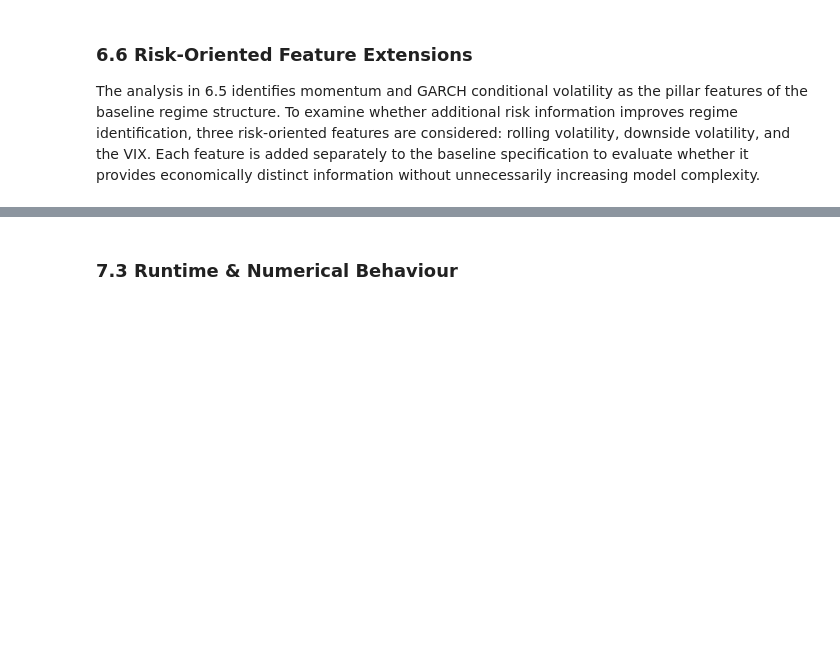
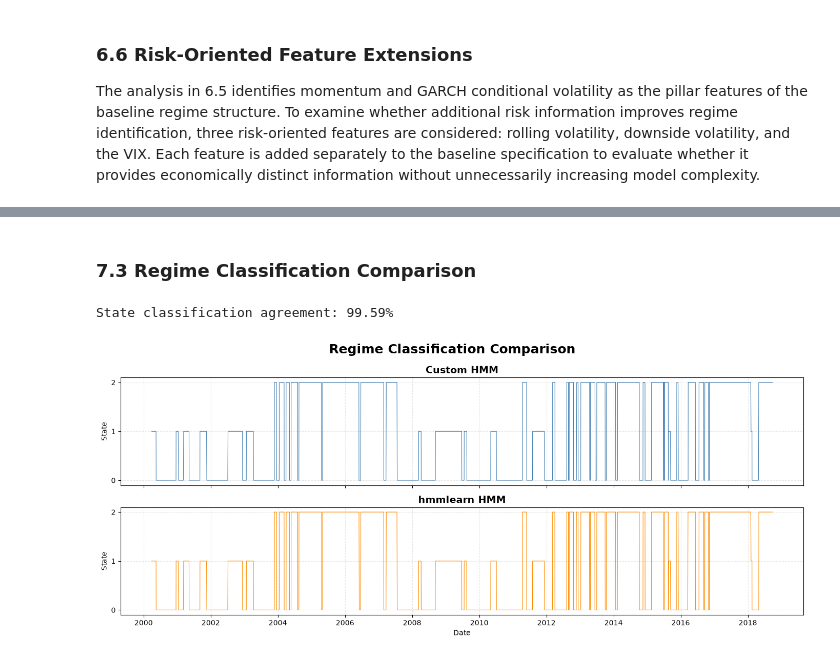
Before and after one commit to Nilsolsson010902/regime-switching-var, a Jupyter notebook: notebooks/03_HMM_Analysis.ipynb, the cells around one changed output, grey strips where cells are left out. Cells and saved outputs as stored; diff of their text form; code cells hidden in the pictures; blank space fills up the shorter version.

```diff
--- a/notebooks/03_HMM_Analysis.ipynb
+++ b/notebooks/03_HMM_Analysis.ipynb
@@ -917,2 +1075,34 @@ With Downside Vol
 # %% [markdown]
-### 7.3 Runtime & Numerical Behaviour
+### 7.3 Regime Classification Comparison
+# %%
+# Classification agreement
+agreement = np.mean(custom_states == hmmlearn_states) * 100
+
+print(f"State classification agreement: {agreement:.2f}%")
+
+fig, axes = plt.subplots(2, 1, figsize=(14, 6), sharex=True)
+
+# Custom HMM
+axes[0].plot(final_train_df.index, custom_states, linewidth=0.8, color="steelblue")
+axes[0].set_title("Custom HMM", fontsize=14, fontweight="bold")
+
+axes[0].set_ylabel("State")
+axes[0].set_yticks([0, 1, 2])
+axes[0].grid(True, linestyle="--", alpha=0.3)
+
+# hmmlearn HMM
+axes[1].plot(final_train_df.index, hmmlearn_states, linewidth=0.8, color="darkorange")
+axes[1].set_title("hmmlearn HMM", fontsize=14, fontweight="bold")
+
+axes[1].set_xlabel("Date")
+axes[1].set_ylabel("State")
+axes[1].set_yticks([0, 1, 2])
+axes[1].grid(True, linestyle="--", alpha=0.3)
+
+fig.suptitle("Regime Classification Comparison", fontsize=18, fontweight="bold")
+
+plt.tight_layout()
+plt.show()
+# %% [output]
+State classification agreement: 99.59%
+[figure, added]
```
Also changed, not shown: parts of 19 cells of this notebook, 1 other file.
